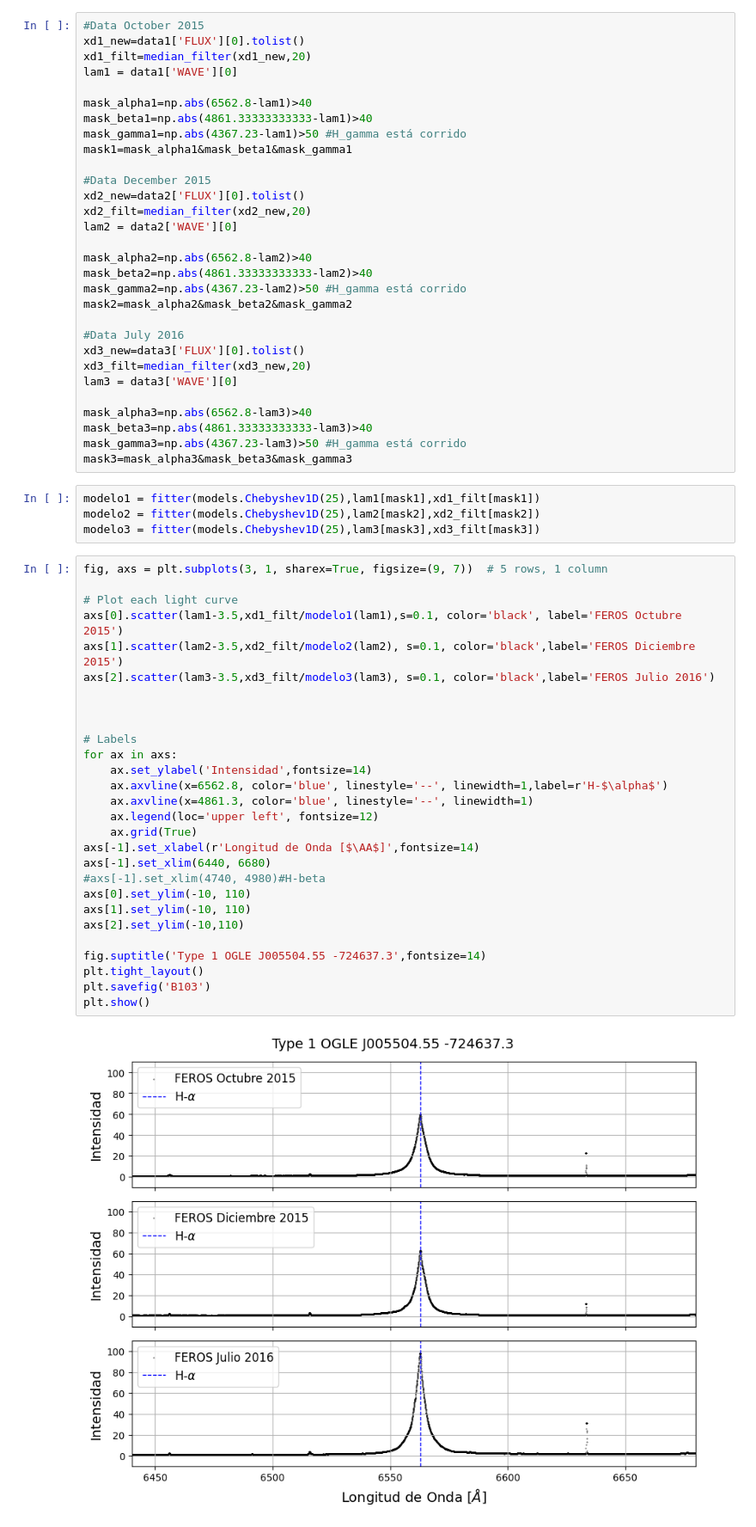
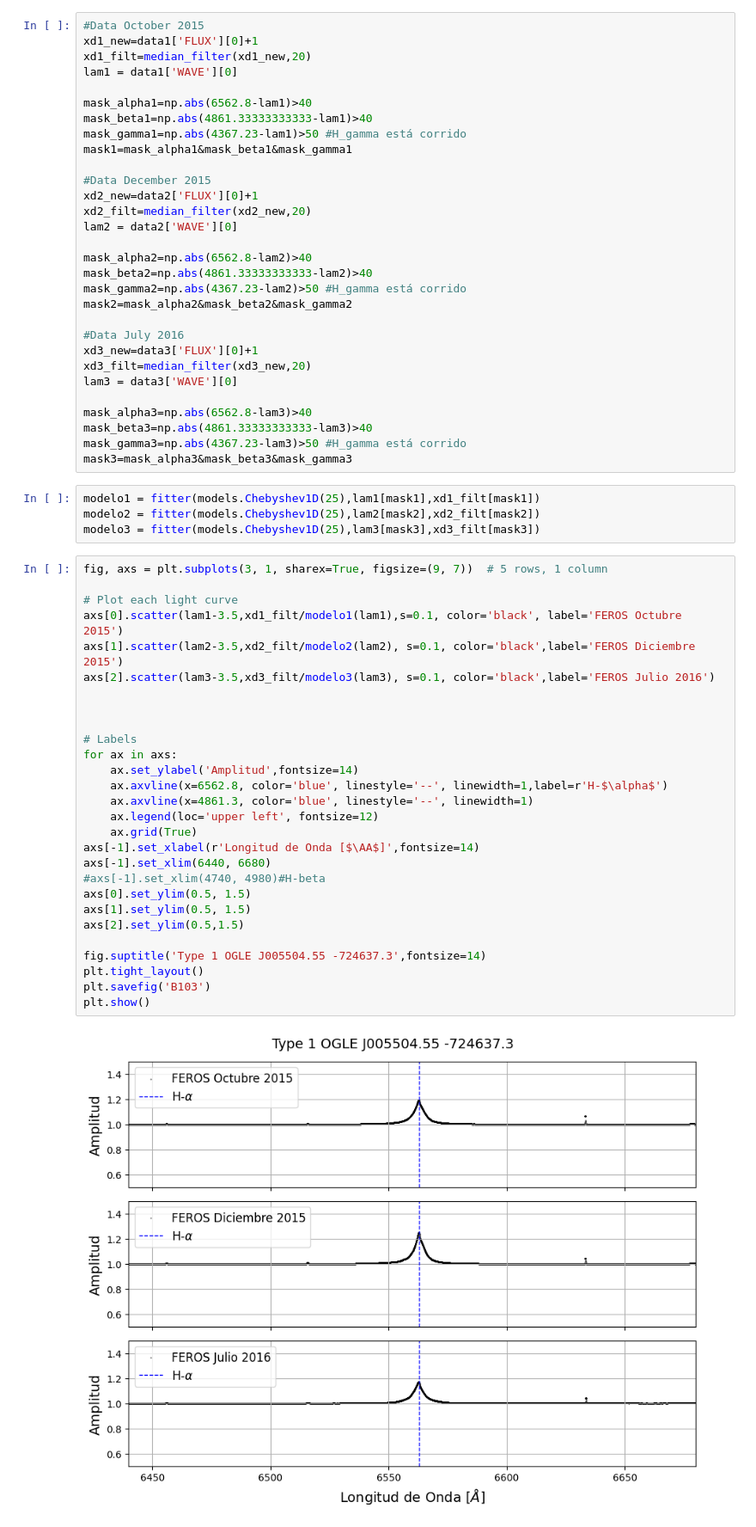
Before and after one commit to lsperezm/Red_Be_Stars, a Jupyter notebook: Code/B103.ipynb, the cells around one changed output. Shown at 86% size. Cells and saved outputs as stored; diff of their text form.

```diff
--- a/Code/B103.ipynb
+++ b/Code/B103.ipynb
@@ -28,6 +52,6 @@ FITS_rec([([3527.51999997, 3527.54999997, 3527.57999997, ..., 9216.6898728 , 921
 # %%
 #Data October 2015
-xd1_new=data1['FLUX'][0].tolist()
+xd1_new=data1['FLUX'][0]+1
 xd1_filt=median_filter(xd1_new,20)
 lam1 = data1['WAVE'][0]
 
@@ -37,7 +61,7 @@ mask_gamma1=np.abs(4367.23-lam1)>50 #H_gamma está corrido
 mask1=mask_alpha1&mask_beta1&mask_gamma1
 
 #Data December 2015
-xd2_new=data2['FLUX'][0].tolist()
+xd2_new=data2['FLUX'][0]+1
 xd2_filt=median_filter(xd2_new,20)
 lam2 = data2['WAVE'][0]
 
@@ -47,7 +71,7 @@ mask_gamma2=np.abs(4367.23-lam2)>50 #H_gamma está corrido
 mask2=mask_alpha2&mask_beta2&mask_gamma2
 
 #Data July 2016
-xd3_new=data3['FLUX'][0].tolist()
+xd3_new=data3['FLUX'][0]+1
 xd3_filt=median_filter(xd3_new,20)
 lam3 = data3['WAVE'][0]
 
@@ -62,33 +86,33 @@ modelo3 = fitter(models.Chebyshev1D(25),lam3[mask3],xd3_filt[mask3])
 # %%
 fig, axs = plt.subplots(3, 1, sharex=True, figsize=(9, 7))  # 5 rows, 1 column
 
 # Plot each light curve
 axs[0].scatter(lam1-3.5,xd1_filt/modelo1(lam1),s=0.1, color='black', label='FEROS Octubre 2015')
 axs[1].scatter(lam2-3.5,xd2_filt/modelo2(lam2), s=0.1, color='black',label='FEROS Diciembre 2015')
 axs[2].scatter(lam3-3.5,xd3_filt/modelo3(lam3), s=0.1, color='black',label='FEROS Julio 2016')
 
 
 
 # Labels
 for ax in axs:
-    ax.set_ylabel('Intensidad',fontsize=14)
+    ax.set_ylabel('Amplitud',fontsize=14)
     ax.axvline(x=6562.8, color='blue', linestyle='--', linewidth=1,label=r'H-$\alpha$')
     ax.axvline(x=4861.3, color='blue', linestyle='--', linewidth=1)
     ax.legend(loc='upper left', fontsize=12)
     ax.grid(True)
 axs[-1].set_xlabel(r'Longitud de Onda [$\AA$]',fontsize=14)
 axs[-1].set_xlim(6440, 6680)
 #axs[-1].set_xlim(4740, 4980)#H-beta
-axs[0].set_ylim(-10, 110)
-axs[1].set_ylim(-10, 110)
-axs[2].set_ylim(-10,110)
+axs[0].set_ylim(0.5, 1.5)
+axs[1].set_ylim(0.5, 1.5)
+axs[2].set_ylim(0.5,1.5)
 
 fig.suptitle('Type 1 OGLE J005504.55 -724637.3',fontsize=14)
 plt.tight_layout()
 plt.savefig('B103')
 plt.show()
 # %% [output]
-[figure, old version]
+[figure, new version]
 # %%
 wb= 10 #Ancho banda azul
 cb= 6530 #Posición banda azul
```
Also changed, not shown: parts of 14 cells of this notebook, 10 other files.
